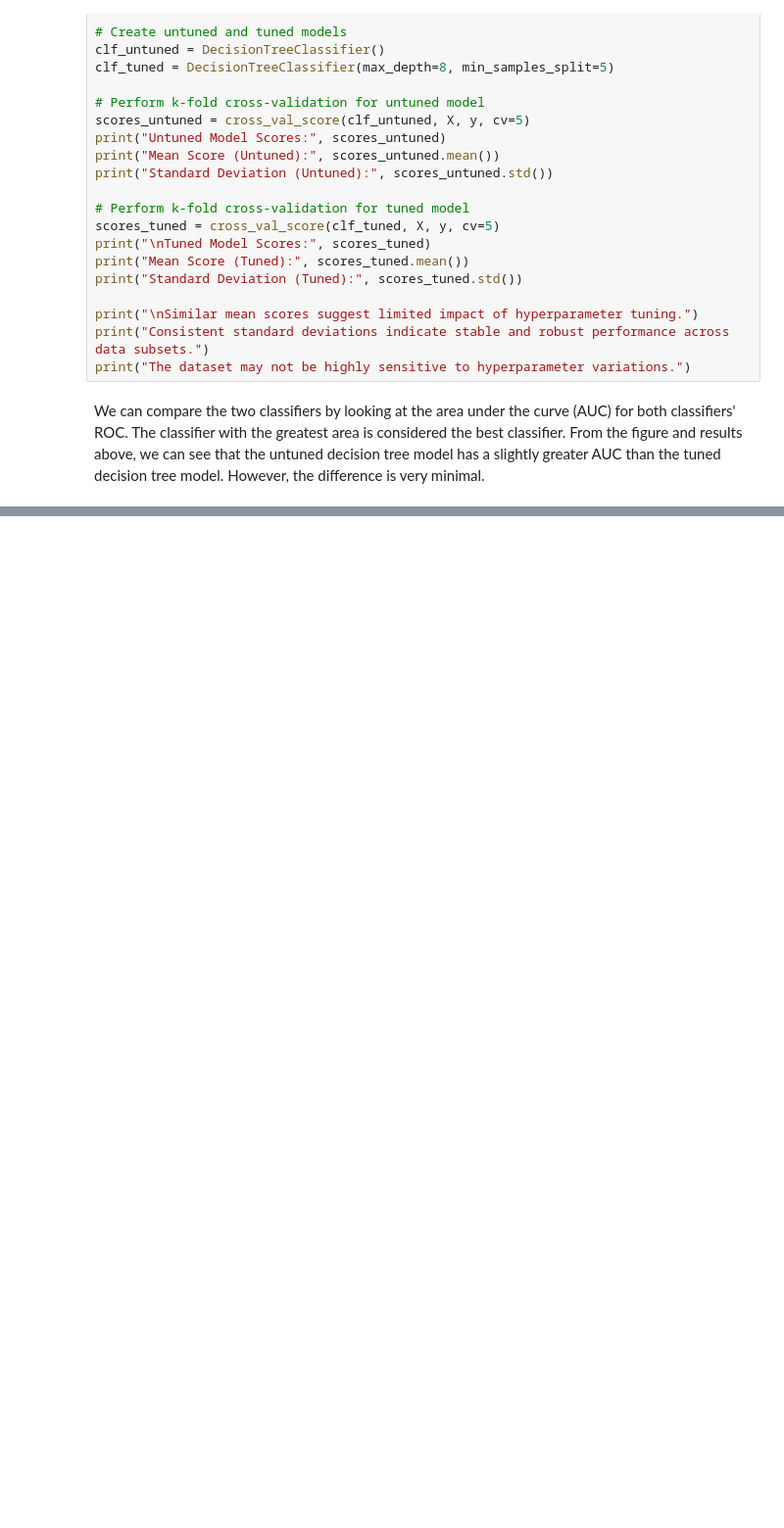
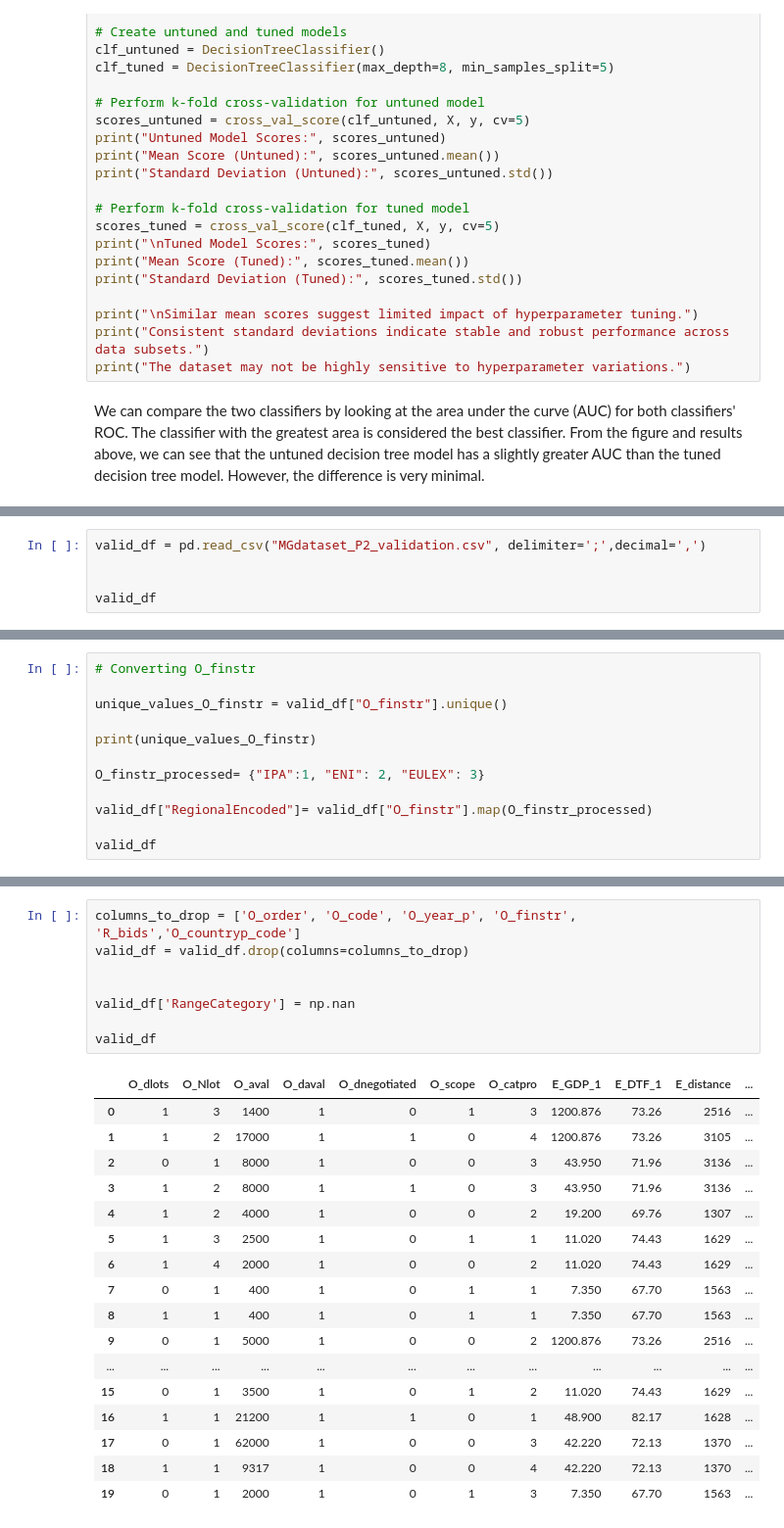
Before and after one commit to chidima-asika/win-with-us, a Jupyter notebook: the_code.ipynb, the cells around one changed output, grey strips where cells are left out. Shown at 98% size. Drawn from its saved outputs; the diff is of its cells as text; blank space fills up the shorter version.

```diff
--- a/the_code.ipynb
+++ b/the_code.ipynb
@@ -934,0 +937,5 @@ We can compare the two classifiers by looking at the area under the curve (AUC)
+# %%
+valid_df = pd.read_csv("MGdataset_P2_validation.csv", delimiter=';',decimal=',')
+
+
+valid_df
@@ -934,0 +960,12 @@ We can compare the two classifiers by looking at the area under the curve (AUC)
+# %%
+# Converting O_finstr
+
+unique_values_O_finstr = valid_df["O_finstr"].unique()
+
+print(unique_values_O_finstr)
+
+O_finstr_processed= {"IPA":1, "ENI": 2, "EULEX": 3}
+
+valid_df["RegionalEncoded"]= valid_df["O_finstr"].map(O_finstr_processed)
+
+valid_df
@@ -934,0 +991,26 @@ We can compare the two classifiers by looking at the area under the curve (AUC)
+# %%
+columns_to_drop = ['O_order', 'O_code', 'O_year_p', 'O_finstr', 'R_bids','O_countryp_code']
+valid_df = valid_df.drop(columns=columns_to_drop)
+
+
+valid_df['RangeCategory'] = np.nan
+
+valid_df
+# %% [output]
+|  | O_dlots | O_Nlot | O_aval | O_daval | O_dnegotiated | O_scope | O_catpro | E_GDP_1 | E_DTF_1 | E_distance | ... |
+| 0 | 1 | 3 | 1400 | 1 | 0 | 1 | 3 | 1200.876 | 73.26 | 2516 | ... |
+| 1 | 1 | 2 | 17000 | 1 | 1 | 0 | 4 | 1200.876 | 73.26 | 3105 | ... |
+| 2 | 0 | 1 | 8000 | 1 | 0 | 0 | 3 | 43.950 | 71.96 | 3136 | ... |
+| 3 | 1 | 2 | 8000 | 1 | 1 | 0 | 3 | 43.950 | 71.96 | 3136 | ... |
+| 4 | 1 | 2 | 4000 | 1 | 0 | 0 | 2 | 19.200 | 69.76 | 1307 | ... |
+| 5 | 1 | 3 | 2500 | 1 | 0 | 1 | 1 | 11.020 | 74.43 | 1629 | ... |
+| 6 | 1 | 4 | 2000 | 1 | 0 | 0 | 2 | 11.020 | 74.43 | 1629 | ... |
+| 7 | 0 | 1 | 400 | 1 | 0 | 1 | 1 | 7.350 | 67.70 | 1563 | ... |
+| 8 | 1 | 1 | 400 | 1 | 0 | 1 | 1 | 7.350 | 67.70 | 1563 | ... |
+| 9 | 0 | 1 | 5000 | 1 | 0 | 0 | 2 | 1200.876 | 73.26 | 2516 | ... |
+| ... | ... | ... | ... | ... | ... | ... | ... | ... | ... | ... | ... |
+| 15 | 0 | 1 | 3500 | 1 | 0 | 1 | 2 | 11.020 | 74.43 | 1629 | ... |
+| 16 | 1 | 1 | 21200 | 1 | 1 | 0 | 1 | 48.900 | 82.17 | 1628 | ... |
+| 17 | 0 | 1 | 62000 | 1 | 0 | 0 | 3 | 42.220 | 72.13 | 1370 | ... |
+| 18 | 1 | 1 | 9317 | 1 | 0 | 0 | 4 | 42.220 | 72.13 | 1370 | ... |
+| 19 | 0 | 1 | 2000 | 1 | 0 | 1 | 3 | 7.350 | 67.70 | 1563 | ... |
```
Also changed, not shown: parts of 6 cells of this notebook.
